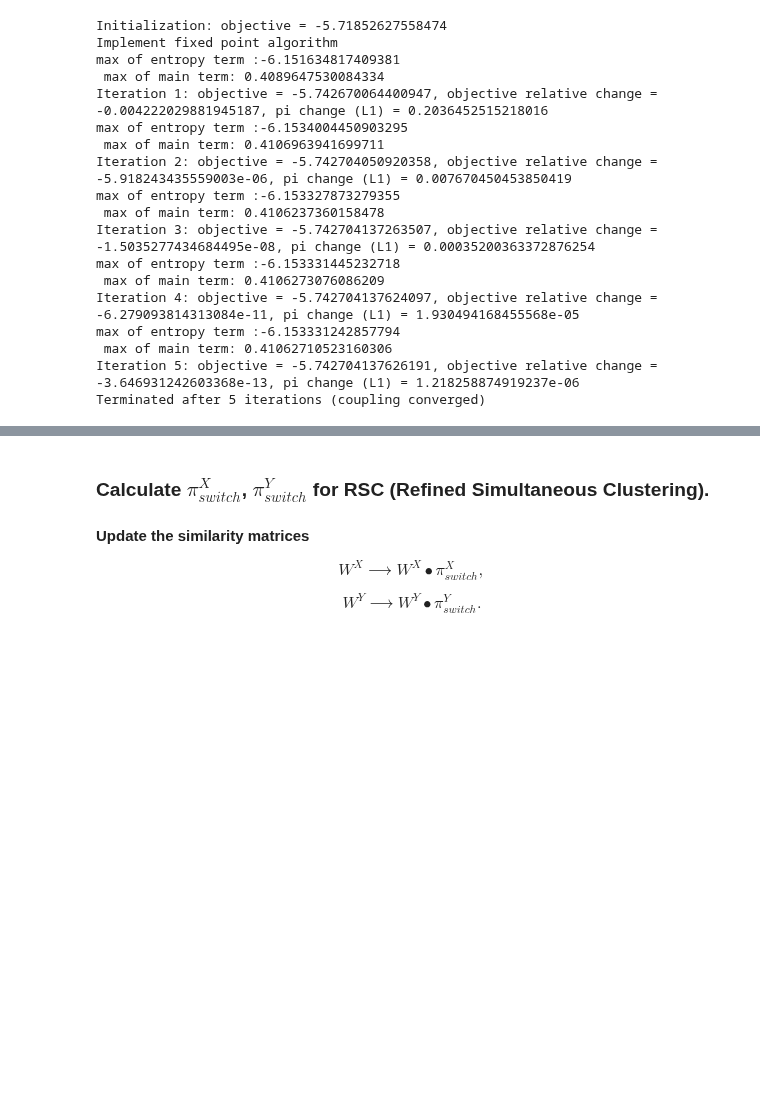
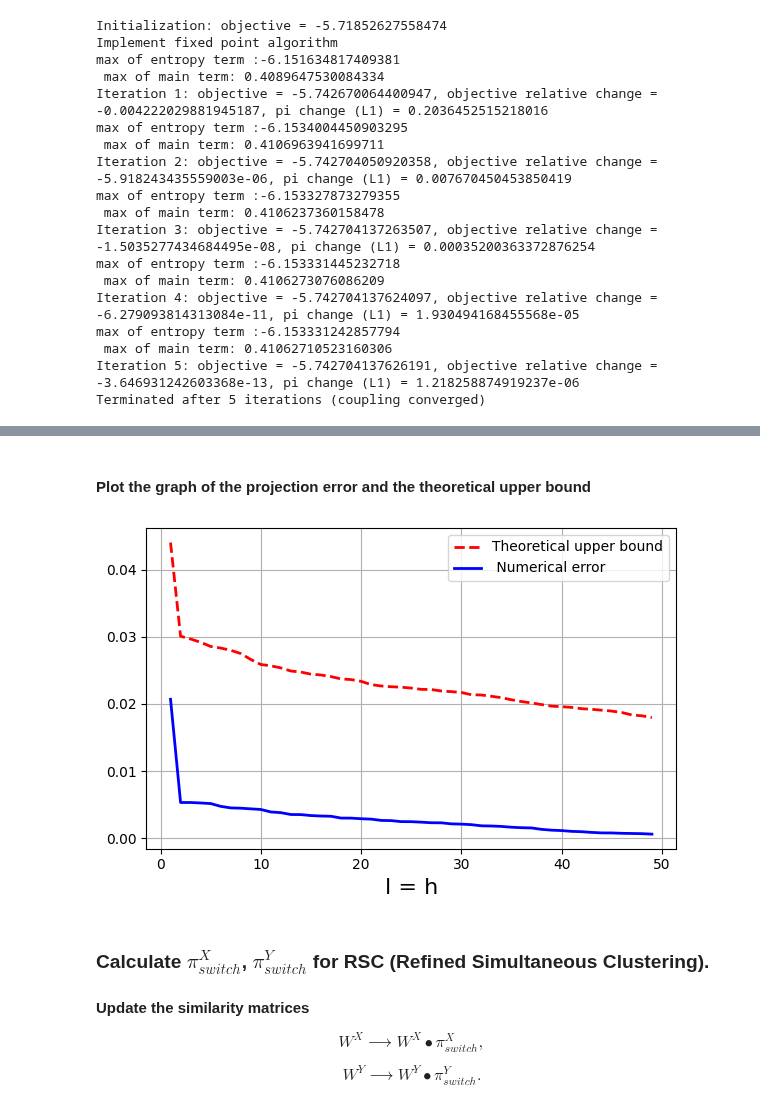
Before and after one commit to GabrielSamberg/Matching-Clustering, a Jupyter notebook: Reproducible_Code/StockMarketRSC.ipynb, the cells around one changed output, grey strips where cells are left out. Saved outputs shown, nothing was run; the diff lists cells and outputs as text; code cells hidden in the pictures; blank space fills up the shorter version.

```diff
--- a/Reproducible_Code/StockMarketRSC.ipynb
+++ b/Reproducible_Code/StockMarketRSC.ipynb
@@ -568,3 +584,32 @@ Upper bound: 0.08489958127473825
+# %% [markdown]
+#### Plot the graph of the projection error and the theoretical upper bound
+# %%
+import matplotlib.pyplot as plt
+
+
+
+# Unpack x and y coordinates
+x1, y1 = zip(*points_1)
+x2, y2 = zip(*points_2)
+
+plt.figure(figsize=(6, 4))
+
+# Blue solid line
+plt.plot(x1, y1, 'r--', linewidth=2, markersize=5, label='Theoretical upper bound')
+
+# Red solid line
+plt.plot(x2, y2, 'b-', linewidth=2,  markersize=5, label=' Numerical error')
+
+plt.xlabel('l = h', fontsize=16)
+# plt.ylabel('Error')
+plt.legend()
+plt.grid(True)
+plt.tight_layout()
+
+plt.savefig("Figures/Stockmarket_figures/theoretical_upper_bound.pdf", format="pdf", bbox_inches="tight")
+plt.show()
+# %% [output]
+[figure, added]
 # %% [markdown]
 ### Calculate $\pi^X_{switch}$, $\pi^Y_{switch}$ for RSC (Refined Simultaneous Clustering).
 #### Update the similarity matrices
```
Also changed, not shown: parts of 3 cells of this notebook, 6 other files.
